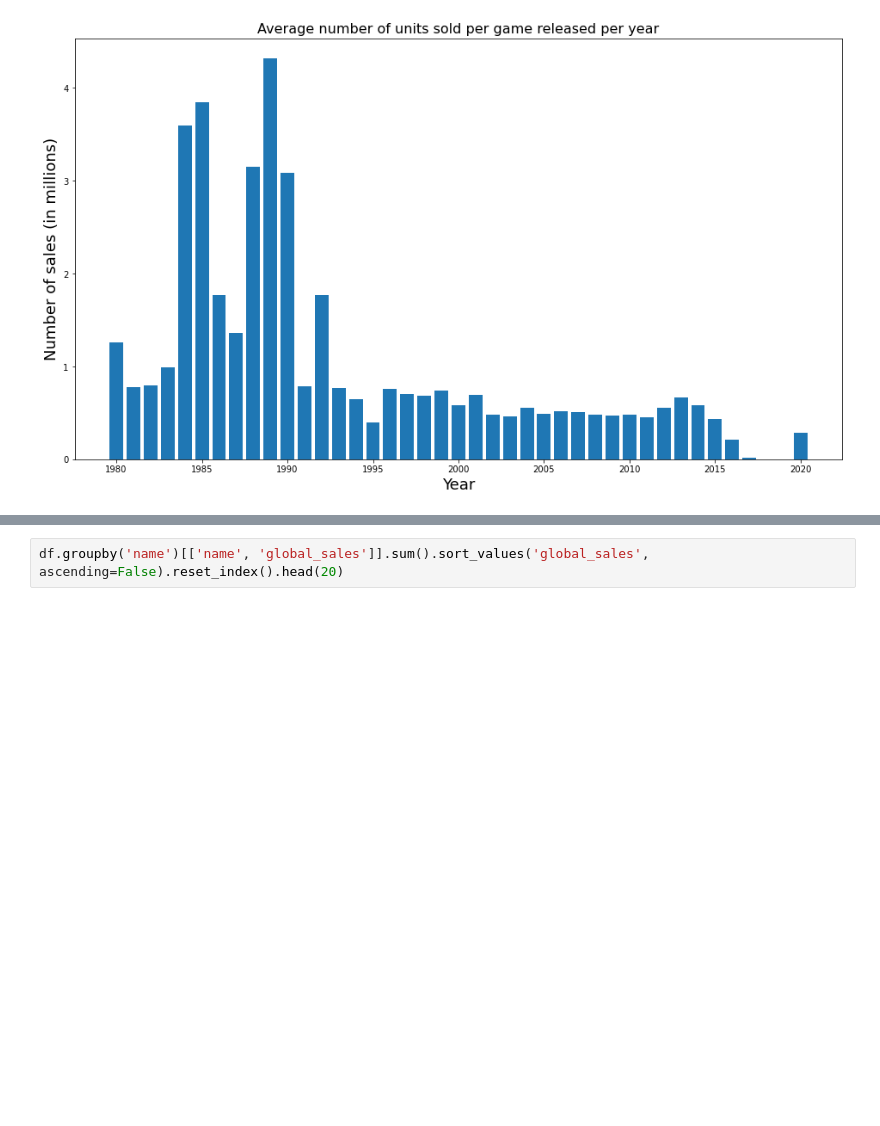
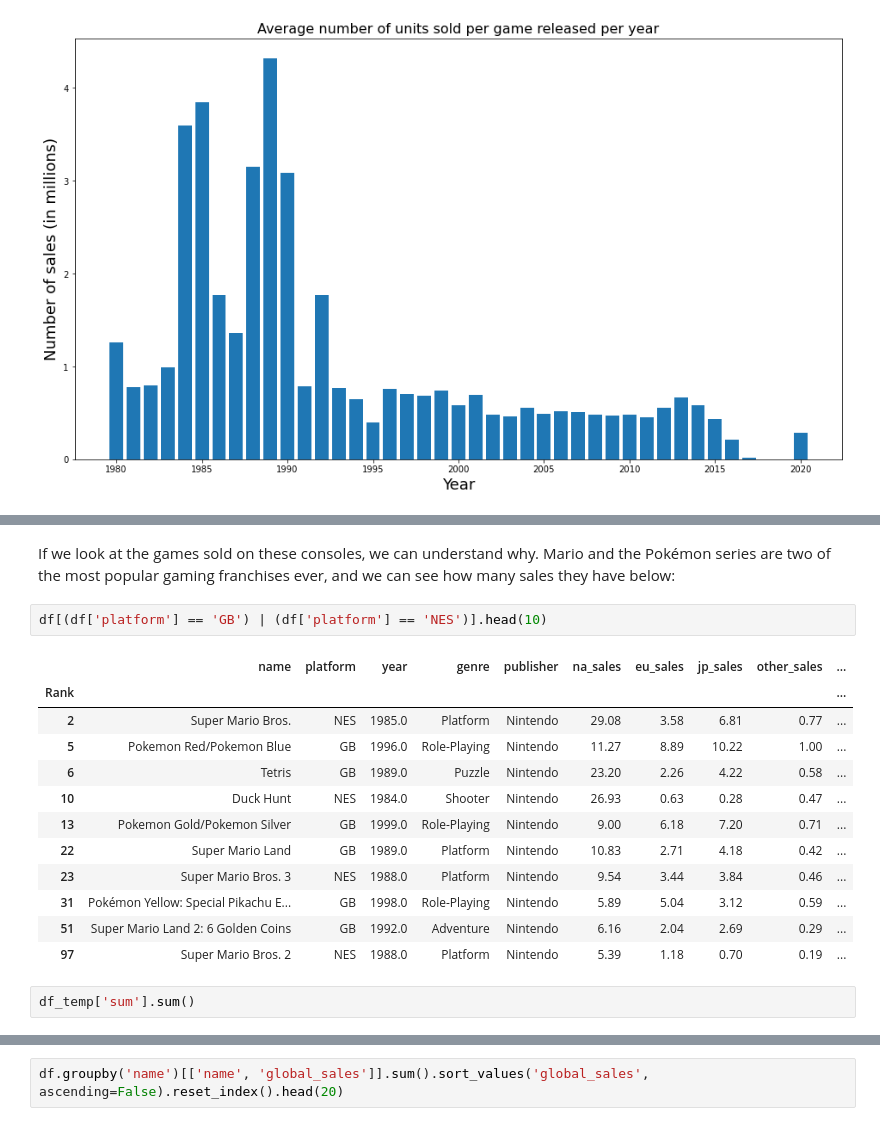
Before and after one commit to 3kleo/Video-Game-Sales-Analysis, a Jupyter notebook: notebook.ipynb, the cells around one changed output, grey strips where cells are left out. Saved outputs shown, nothing was run; the diff lists cells and outputs as text; blank space fills up the shorter version.

```diff
--- a/notebook.ipynb
+++ b/notebook.ipynb
@@ -194,0 +213,19 @@ df[df['year'] == 1985]
+# %% [markdown]
+If we look at the games sold on these consoles, we can understand why. Mario and the Pokémon series are two of the most popular gaming franchises ever, and we can see how many sales they have below:
+# %%
+df[(df['platform'] == 'GB') | (df['platform'] == 'NES')].head(10)
+# %% [output]
+|  | name | platform | year | genre | publisher | na_sales | eu_sales | jp_sales | other_sales | ... |
+| Rank |  |  |  |  |  |  |  |  |  | ... |
+| 2 | Super Mario Bros. | NES | 1985.0 | Platform | Nintendo | 29.08 | 3.58 | 6.81 | 0.77 | ... |
+| 5 | Pokemon Red/Pokemon Blue | GB | 1996.0 | Role-Playing | Nintendo | 11.27 | 8.89 | 10.22 | 1.00 | ... |
+| 6 | Tetris | GB | 1989.0 | Puzzle | Nintendo | 23.20 | 2.26 | 4.22 | 0.58 | ... |
+| 10 | Duck Hunt | NES | 1984.0 | Shooter | Nintendo | 26.93 | 0.63 | 0.28 | 0.47 | ... |
+| 13 | Pokemon Gold/Pokemon Silver | GB | 1999.0 | Role-Playing | Nintendo | 9.00 | 6.18 | 7.20 | 0.71 | ... |
+| 22 | Super Mario Land | GB | 1989.0 | Platform | Nintendo | 10.83 | 2.71 | 4.18 | 0.42 | ... |
+| 23 | Super Mario Bros. 3 | NES | 1988.0 | Platform | Nintendo | 9.54 | 3.44 | 3.84 | 0.46 | ... |
+| 31 | Pokémon Yellow: Special Pikachu E... | GB | 1998.0 | Role-Playing | Nintendo | 5.89 | 5.04 | 3.12 | 0.59 | ... |
+| 51 | Super Mario Land 2: 6 Golden Coins | GB | 1992.0 | Adventure | Nintendo | 6.16 | 2.04 | 2.69 | 0.29 | ... |
+| 97 | Super Mario Bros. 2 | NES | 1988.0 | Platform | Nintendo | 5.39 | 1.18 | 0.70 | 0.19 | ... |
+# %%
+df_temp['sum'].sum()
```
Also changed, not shown: parts of 12 cells of this notebook.
